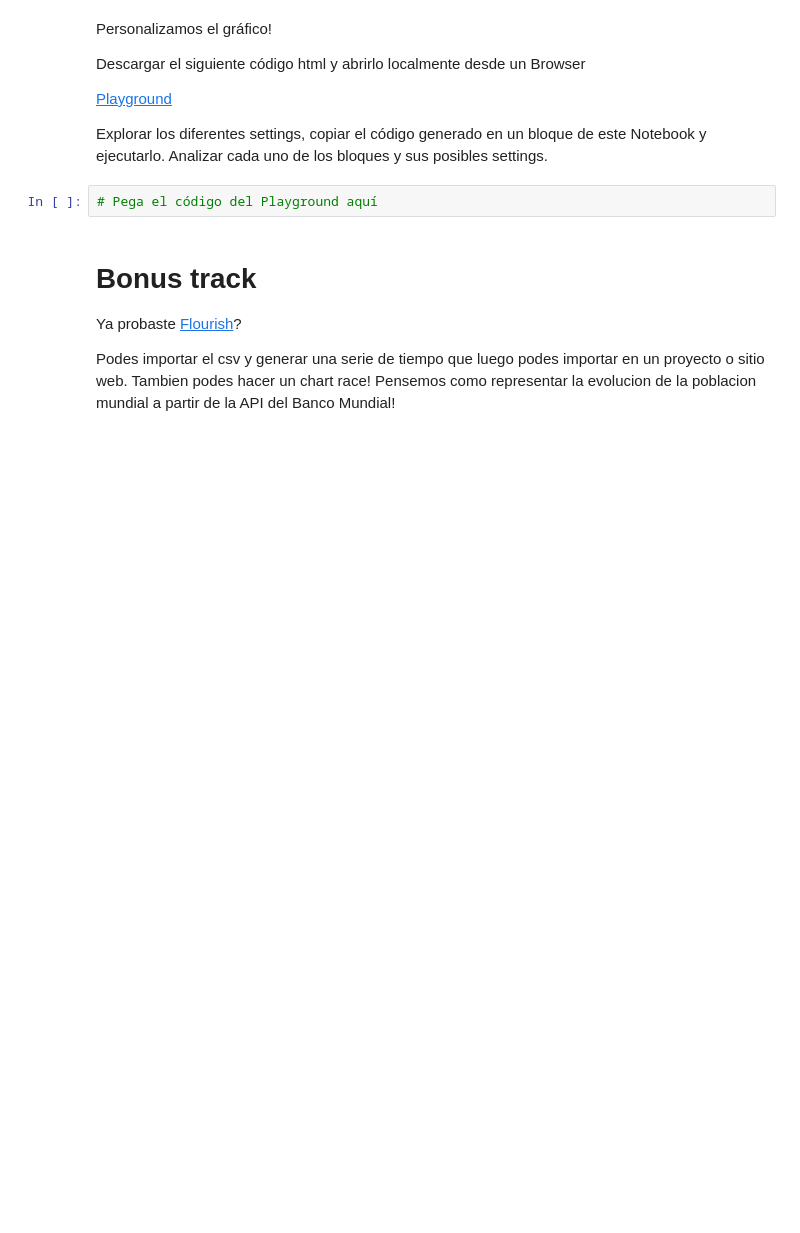
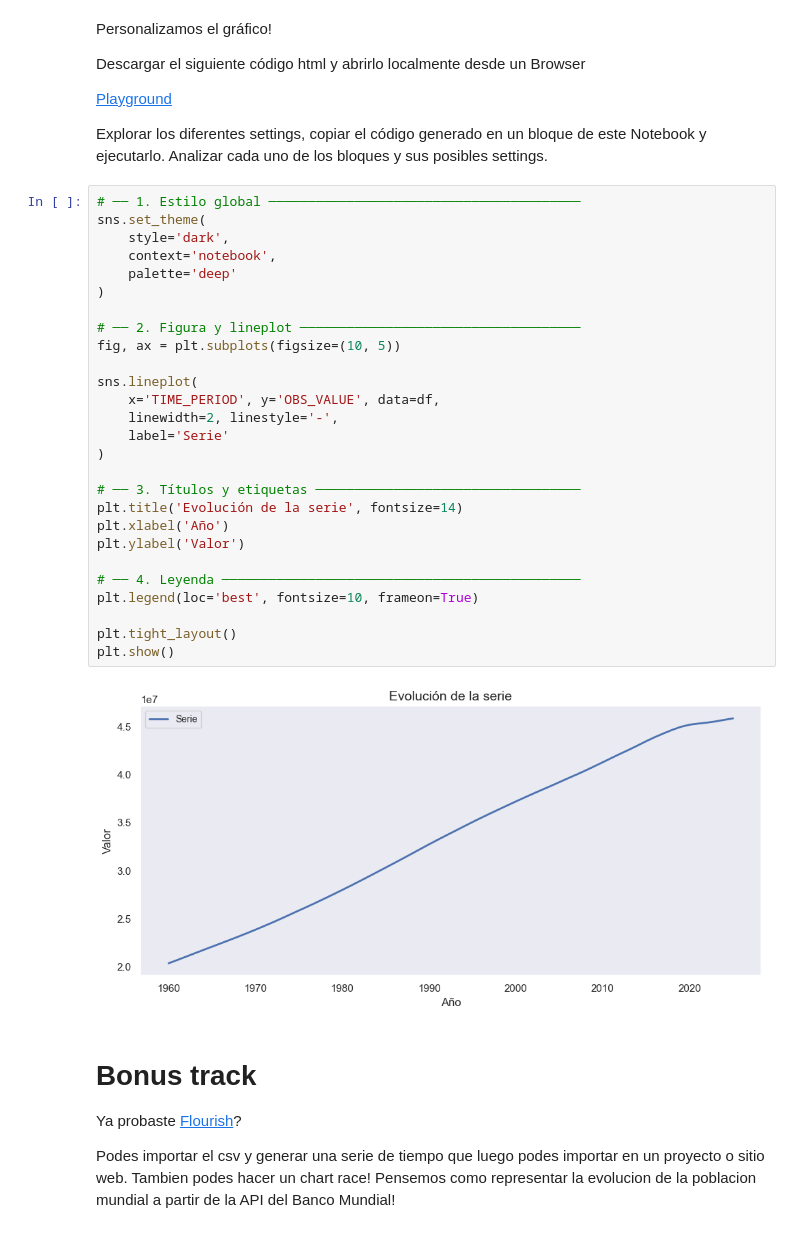
Before and after one commit to UADE-Python-Data-Science/583433_repo_oficial, a Jupyter notebook: Unidad_6/U6_NB3_Series_tiempo_API_WB.ipynb, the cells around one changed output. Cells and saved outputs as stored; diff of their text form; blank space fills up the shorter version.

```diff
--- a/Unidad_6/U6_NB3_Series_tiempo_API_WB.ipynb
+++ b/Unidad_6/U6_NB3_Series_tiempo_API_WB.ipynb
@@ -259,7 +244,34 @@ Descargar el siguiente código html y abrirlo localmente desde un Browser
 
 Explorar los diferentes settings, copiar el código generado en un bloque de este Notebook y ejecutarlo. Analizar cada uno de los bloques y sus posibles settings.
 # %%
-# Pega el código del Playground aquí
+# ── 1. Estilo global ────────────────────────────────────────
+sns.set_theme(
+    style='dark',
+    context='notebook',
+    palette='deep'
+)
+
+# ── 2. Figura y lineplot ────────────────────────────────────
+fig, ax = plt.subplots(figsize=(10, 5))
+
+sns.lineplot(
+    x='TIME_PERIOD', y='OBS_VALUE', data=df,
+    linewidth=2, linestyle='-',
+    label='Serie'
+)
+
+# ── 3. Títulos y etiquetas ──────────────────────────────────
+plt.title('Evolución de la serie', fontsize=14)
+plt.xlabel('Año')
+plt.ylabel('Valor')
+
+# ── 4. Leyenda ──────────────────────────────────────────────
+plt.legend(loc='best', fontsize=10, frameon=True)
+
+plt.tight_layout()
+plt.show()
+# %% [output]
+[figure, added]
 # %% [markdown]
 # Bonus track
 Ya probaste [Flourish](https://flourish.studio/)?
```
Also changed, not shown: parts of 11 cells of this notebook, 8 other files.
